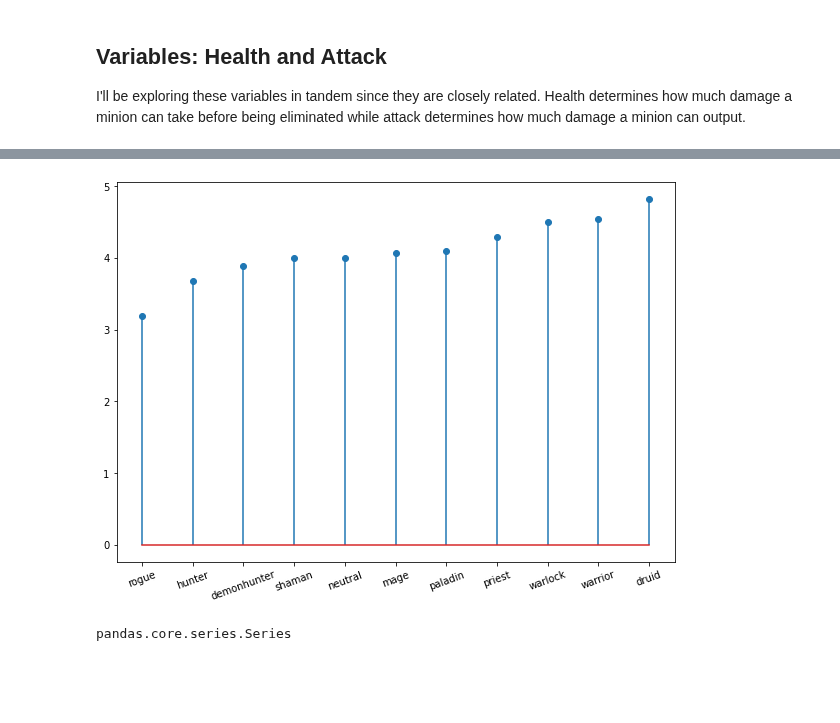
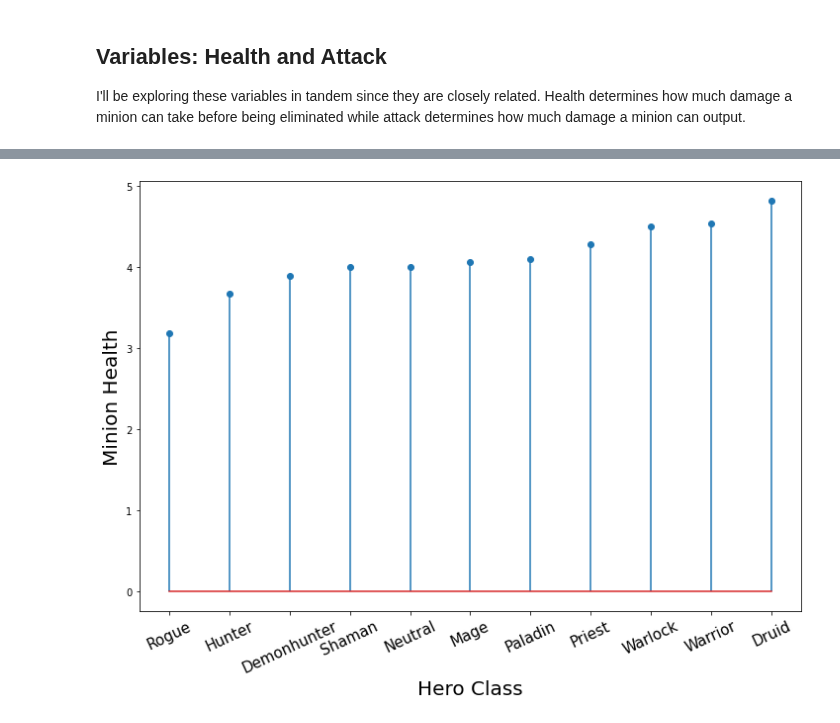
Before and after one commit to SamuelD-Data/hearthstone_project, a Jupyter notebook: hearthstone_project_notebook.ipynb, the cells around one changed output, grey strips where cells are left out. Cells and saved outputs as stored; diff of their text form; code cells hidden in the pictures; blank space fills up the shorter version.

```diff
--- a/hearthstone_project_notebook.ipynb
+++ b/hearthstone_project_notebook.ipynb
@@ -520,8 +520,7 @@ sorted_colors = [i for x in sorted_color_df.values for i in x]
 # %% [markdown]
 ### Setting plot figure sizes when size is not specified otherwise
 # %%
-
-plt.rcParams["figure.figsize"] = (10,7)
+plt.rcParams["figure.figsize"] = (12,8)
 # %% [markdown]
 ### Creating separate DFs for each major card type
 # %%
@@ -864,17 +841,16 @@ Index(['manacost', 'name', 'name_word_count', 'text', 'has_child_ids',
 # %%
 # creating series of average minion health, sorted alphabetically by hero class name
 class_sorted_minions = minions.groupby('name_prime_hero_class').mean()['health'].sort_values()
+class_sorted_minions.index = class_sorted_minions.index.str.title()
 
 # setting xtick range equal to number of classes, ie. # of index values in series
 xtick_range = range(0,len(class_sorted_minions.index))
 
 # plotting lollipop plot
 plt.stem(class_sorted_minions)
-plt.xticks(xtick_range, labels = class_sorted_minions.index, rotation = 20)
+plt.xticks(xtick_range, labels = class_sorted_minions.index, rotation = 25, fontsize = 15)
+plt.xlabel('Hero Class', fontsize = 20)
+plt.ylabel('Minion Health', fontsize = 20)
 plt.show()
 # %% [output]
-[figure, old version]
+[figure, new version]
-# %%
-type(class_sorted_minions)
-# %% [output]
-pandas.core.series.Series
```
Also changed, not shown: parts of 8 cells of this notebook.
